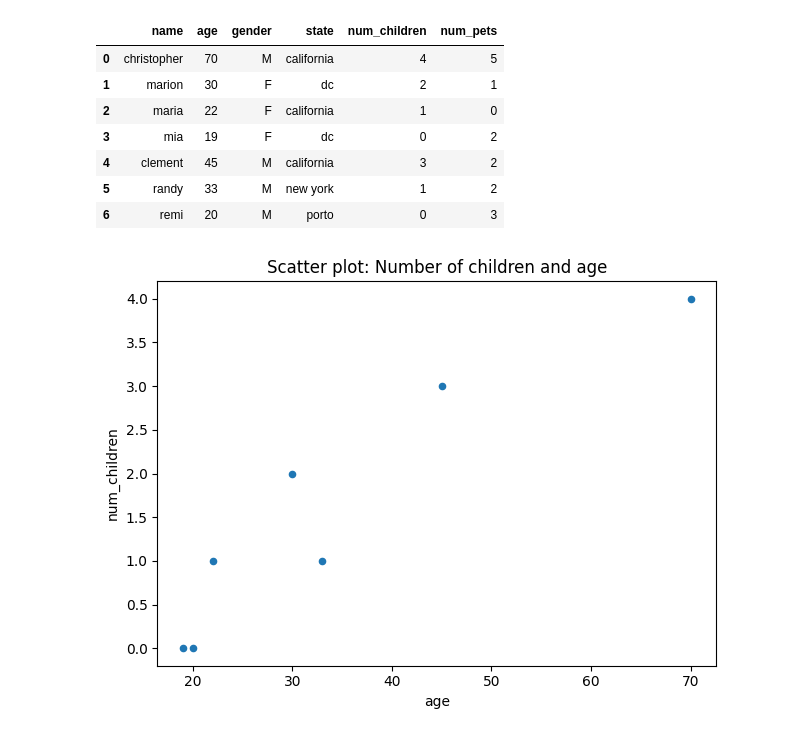
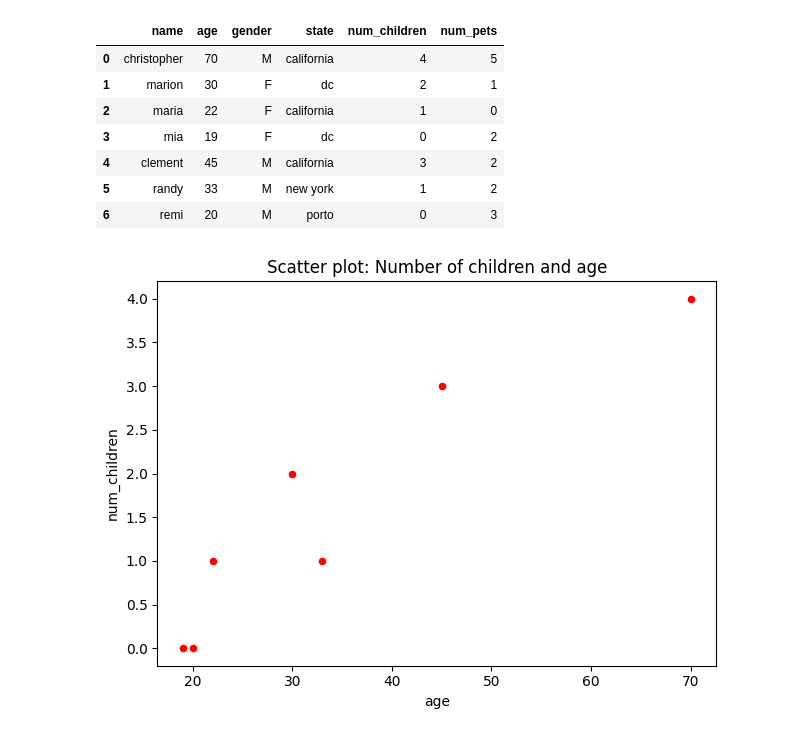
Before and after one commit to BenaliOssama/visualizations, a Jupyter notebook: ex02/Notebook_ex02.ipynb, the cells around one changed output. Cells and saved outputs as stored; diff of their text form; code cells hidden in the pictures.

```diff
--- a/ex02/Notebook_ex02.ipynb
+++ b/ex02/Notebook_ex02.ipynb
@@ -23,11 +23,12 @@ df
 # %%
 df.plot(
     kind='scatter',
     x='age',
     y='num_children',
-    title='Scatter plot: Number of children and age'
+    title='Scatter plot: Number of children and age',
+    color='red'
 )
 plt.tight_layout()
 plt.show()
 # %% [output]
-[figure, old version]
+[figure, new version]
```
Also changed, not shown: 3 other files.
